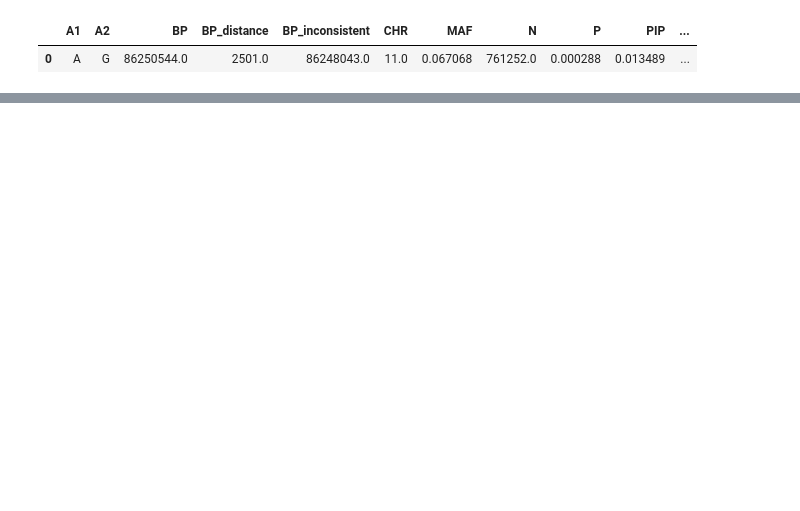
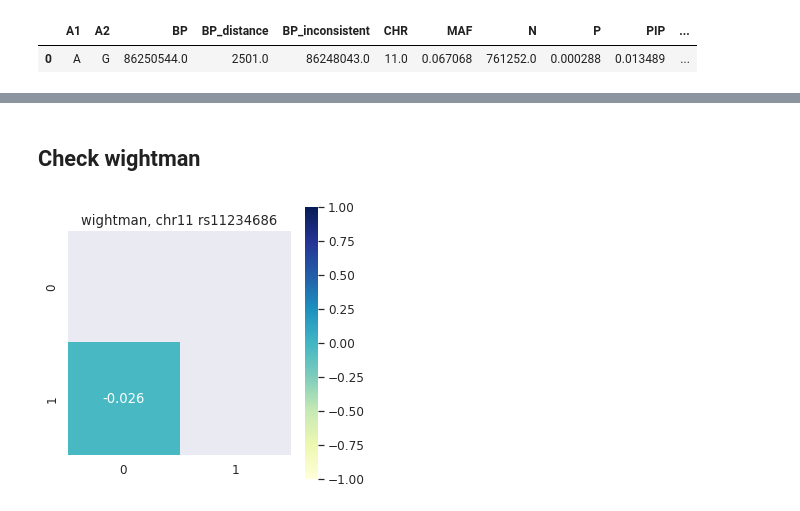
Before and after one commit to teresa-sansan/ADSP_polyfun, a Jupyter notebook: analysis/check_sumstat_beta.ipynb, the cells around one changed output, grey strips where cells are left out. Saved outputs shown, nothing was run; the diff lists cells and outputs as text; code cells hidden in the pictures; blank space fills up the shorter version.

Commit message:
check LD structure in bellenguez and wightman

```diff
--- a/analysis/check_sumstat_beta.ipynb
+++ b/analysis/check_sumstat_beta.ipynb
@@ -348,0 +408,26 @@ Text(0.5, 1.0, 'Wightman')
+# %% [markdown]
+## Check wightman
+# %%
+
+LD = np.load('/gpfs/commons/groups/knowles_lab/data/ldsc/polyfun/ukb_ld/chr11_84000001_87000001.npz')
+LD_info = pd.read_csv('/gpfs/commons/groups/knowles_lab/data/ldsc/polyfun/ukb_ld/chr11_84000001_87000001.gz', compression='gzip', sep = '\t')
+
+row = LD["row"]
+column = LD["col"]
+value = LD["data"]
+coo = sparse.coo_matrix((value, (row, column)), shape=(LD['shape'][1]+1, LD['shape'][1]+1))
+coo_dense = coo.todense()
+# %%
+index = LD_info[LD_info['position'].isin([86250544,86248043])].index.values.tolist()
+plt.figure(figsize=(5, 5))
+mask = np.zeros_like(coo_dense[np.ix_(index,index)])
+mask[np.triu_indices_from(mask)] = True
+
+with sns.axes_style("white"):
+    sns.set(font_scale=1.1)
+    coo_dense[np.ix_(index,index)]
+    ax = sns.heatmap(coo_dense[np.ix_(index,index)], mask=mask, square=True,  cmap="YlGnBu", vmin=-1, vmax=1,annot=True,fmt=".3f")
+    ax.set_title('wightman, chr11 rs11234686')
+    plt.show()
+# %% [output]
+[figure, added]
```
Also changed, not shown: parts of 17 cells of this notebook, 1 other file.
